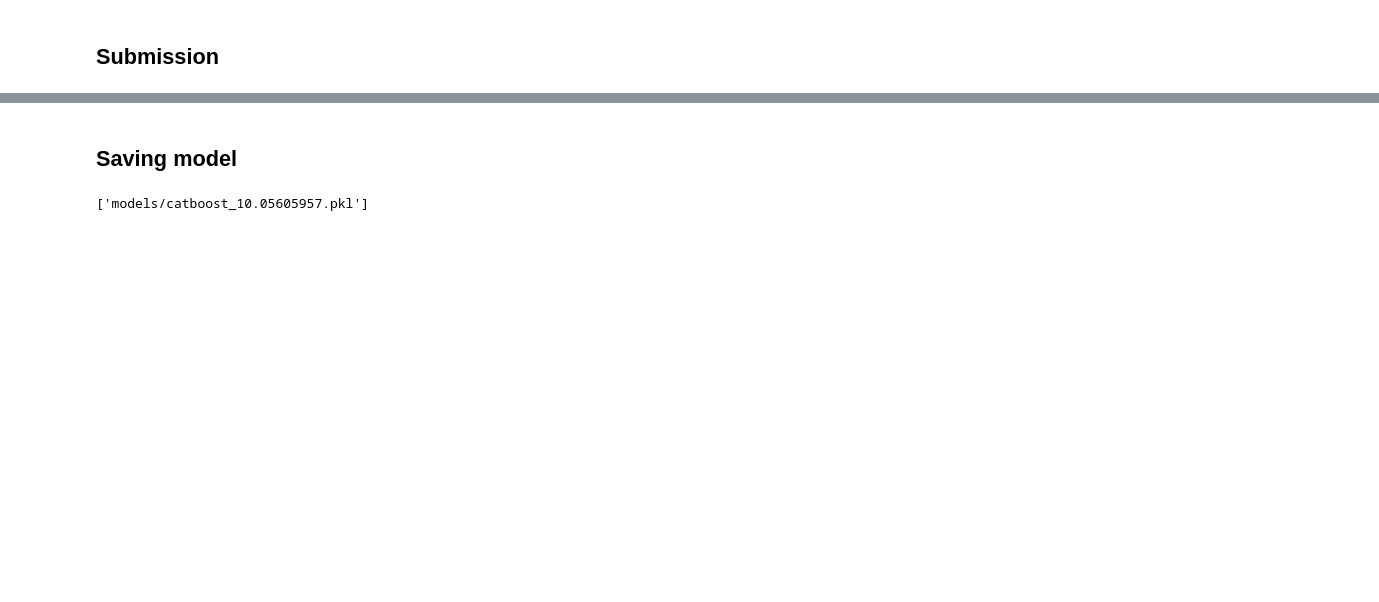
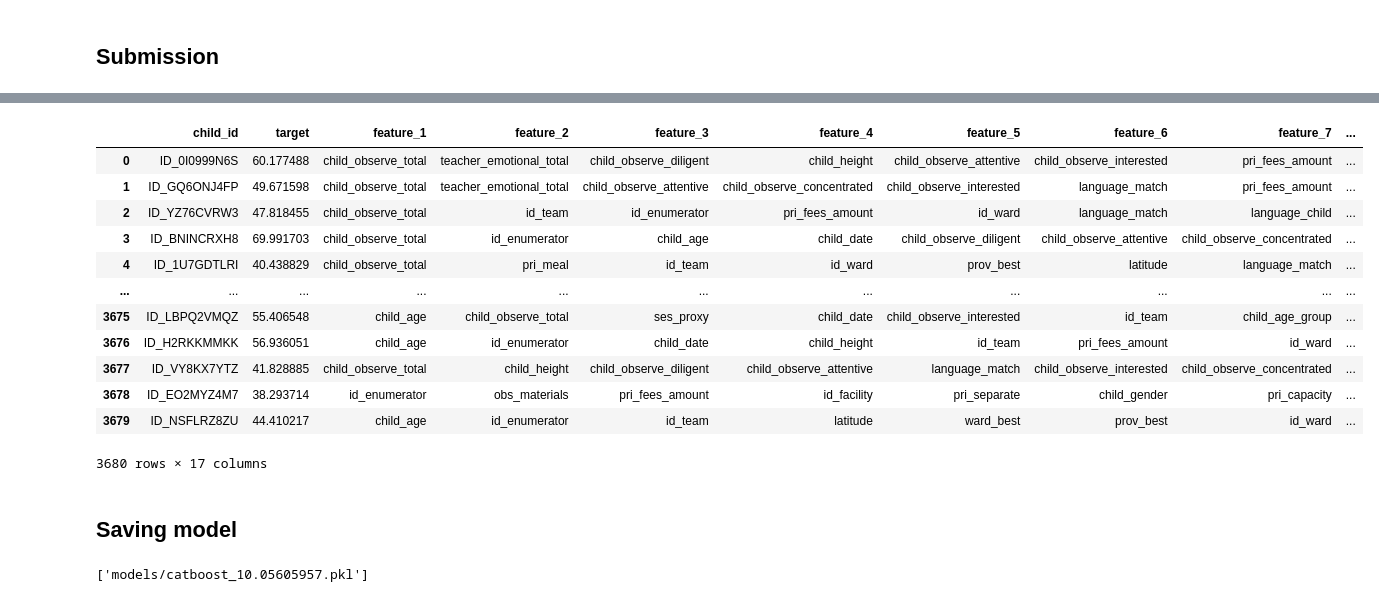
Before and after one commit to justekouassi/DataDrive2030-Early-Learning-Predictors-Challenge, a Jupyter notebook: datadrive2030_2.ipynb, the cells around one changed output, grey strips where cells are left out. Drawn from its saved outputs; the diff is of its cells as text; code cells hidden in the pictures; blank space fills up the shorter version.

```diff
--- a/datadrive2030_2.ipynb
+++ b/datadrive2030_2.ipynb
@@ -432,13 +467,4 @@ for shap_value in shap_values_norm:
+# %%
+f_num = interpreting_model(Test_num, features, model_num)
 # %% [markdown]
 ## Submission
-# %%
-SampleSubmission[TARGET] = preds_test
-for i in range(1,16):
-    SampleSubmission[f'feature_{i}'] = f[f'f{i}']
-SampleSubmission
-# %%
-SS_norm = SampleSubmission.copy()
-SS_norm[TARGET] = preds_test_norm
-for i in range(1,16):
-    SS_norm[f'feature_{i}'] = f_norm[f'f{i}']
-SS_norm
@@ -462,0 +471,13 @@ SS_norm.to_csv(f'submissions/soumission-{today}.csv', index=False)
+# %%
+def submission(preds_test, f) -> pd.DataFrame:
+	''' create a submission file
+	'''
+	submission = SampleSubmission.copy()
+	# predictions
+	submission[TARGET] = preds_test
+	for i in range(1,16):
+		submission[f'feature_{i}'] = f[f'f{i}']
+	# submission file
+	today = dt.now().strftime(format="%Y-%m-%d_%Hh%M")
+	submission.to_csv(f'submissions/submission-{today}.csv', index=False)
+	return submission
@@ -463,3 +486,19 @@ SS_norm.to_csv(f'submissions/soumission-{today}.csv', index=False)
+# %%
+submission(preds_test_num, f_num)
+# %% [output]
+|  | child_id | target | feature_1 | feature_2 | feature_3 | feature_4 | feature_5 | feature_6 | feature_7 | ... |
+| 0 | ID_0I0999N6S | 60.177488 | child_observe_total | teacher_emotional_total | child_observe_diligent | child_height | child_observe_attentive | child_observe_interested | pri_fees_amount | ... |
+| 1 | ID_GQ6ONJ4FP | 49.671598 | child_observe_total | teacher_emotional_total | child_observe_attentive | child_observe_concentrated | child_observe_interested | language_match | pri_fees_amount | ... |
+| 2 | ID_YZ76CVRW3 | 47.818455 | child_observe_total | id_team | id_enumerator | pri_fees_amount | id_ward | language_match | language_child | ... |
+| 3 | ID_BNINCRXH8 | 69.991703 | child_observe_total | id_enumerator | child_age | child_date | child_observe_diligent | child_observe_attentive | child_observe_concentrated | ... |
+| 4 | ID_1U7GDTLRI | 40.438829 | child_observe_total | pri_meal | id_team | id_ward | prov_best | latitude | language_match | ... |
+| ... | ... | ... | ... | ... | ... | ... | ... | ... | ... | ... |
+| 3675 | ID_LBPQ2VMQZ | 55.406548 | child_age | child_observe_total | ses_proxy | child_date | child_observe_interested | id_team | child_age_group | ... |
+| 3676 | ID_H2RKKMMKK | 56.936051 | child_age | id_enumerator | child_date | child_height | id_team | pri_fees_amount | id_ward | ... |
+| 3677 | ID_VY8KX7YTZ | 41.828885 | child_observe_total | child_height | child_observe_diligent | child_observe_attentive | language_match | child_observe_interested | child_observe_concentrated | ... |
+| 3678 | ID_EO2MYZ4M7 | 38.293714 | id_enumerator | obs_materials | pri_fees_amount | id_facility | pri_separate | child_gender | pri_capacity | ... |
+| 3679 | ID_NSFLRZ8ZU | 44.410217 | child_age | id_enumerator | id_team | latitude | ward_best | prov_best | id_ward | ... |
+3680 rows × 17 columns
 # %% [markdown]
 ## Saving model
 # %%
```
Also changed, not shown: parts of 66 cells of this notebook.
